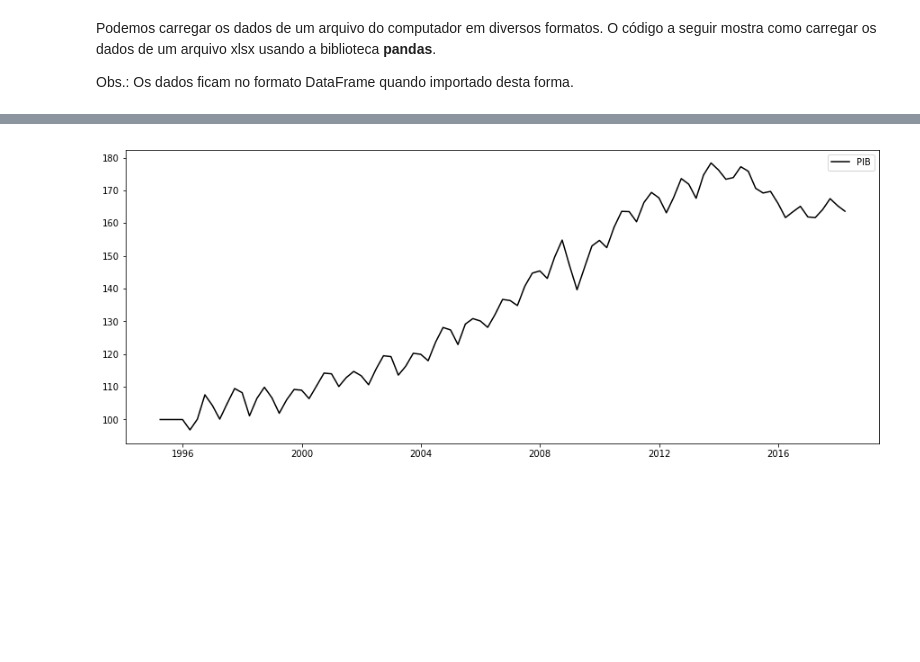
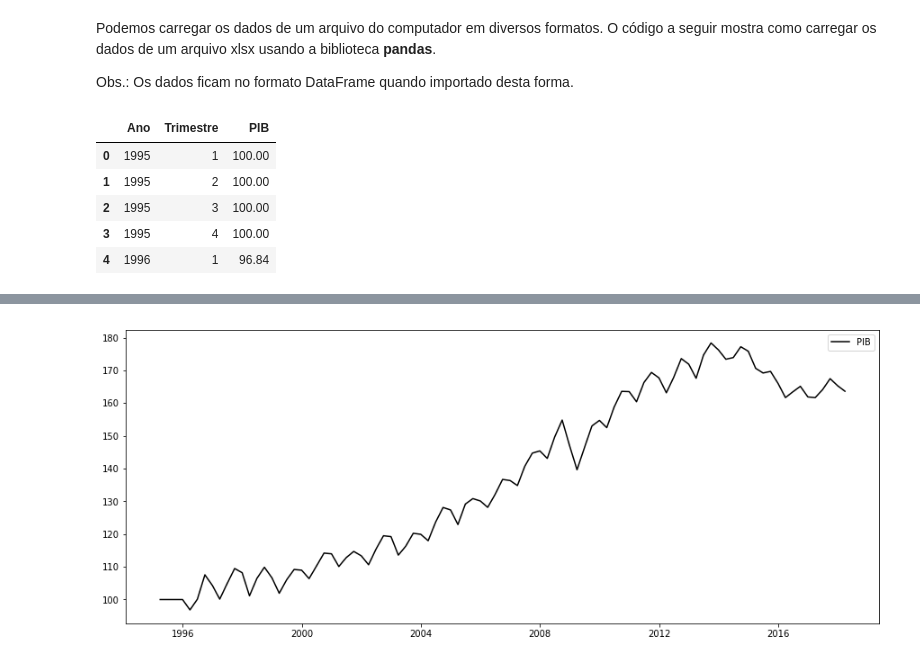
Before and after one commit to cassioraa/S-ries-temporais, a Jupyter notebook: Time_series.ipynb, the cells around one changed output, grey strips where cells are left out. Drawn from its saved outputs; the diff is of its cells as text; code cells hidden in the pictures; blank space fills up the shorter version.

```diff
--- a/Time_series.ipynb
+++ b/Time_series.ipynb
@@ -14,4 +14,14 @@ import matplotlib.pyplot as plt # Pacote gráfico
 Podemos carregar os dados de um arquivo do computador em diversos formatos. O código a seguir mostra como carregar os dados de um arquivo xlsx usando a biblioteca **pandas**.
 
 Obs.: Os dados ficam no formato DataFrame quando importado desta forma.
+# %%
+dados = pd.read_excel('/home/cassio/Documents/Estágio Docência/PIB.xlsx')
+dados.head()
+# %% [output]
+|  | Ano | Trimestre | PIB |
+| 0 | 1995 | 1 | 100.00 |
+| 1 | 1995 | 2 | 100.00 |
+| 2 | 1995 | 3 | 100.00 |
+| 3 | 1995 | 4 | 100.00 |
+| 4 | 1996 | 1 | 96.84 |
 # %%
```
Also changed, not shown: parts of 15 cells of this notebook, 2 other files.
